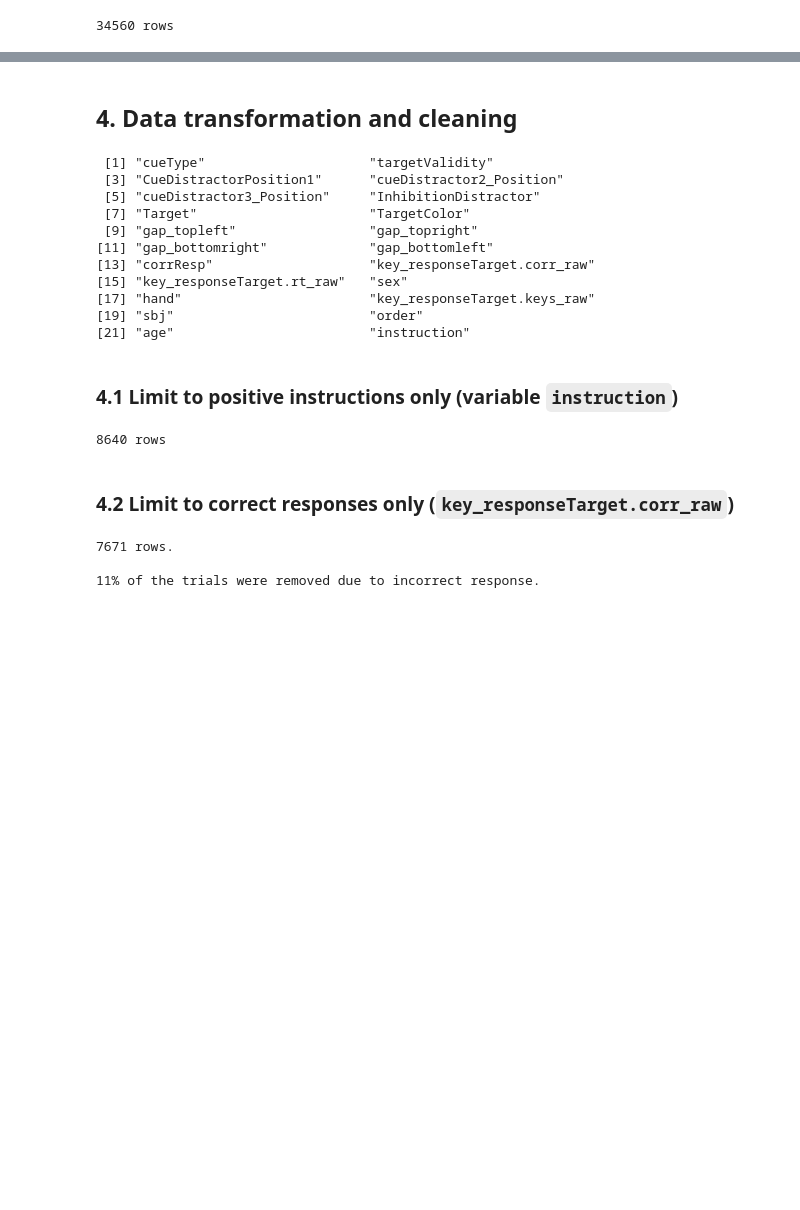
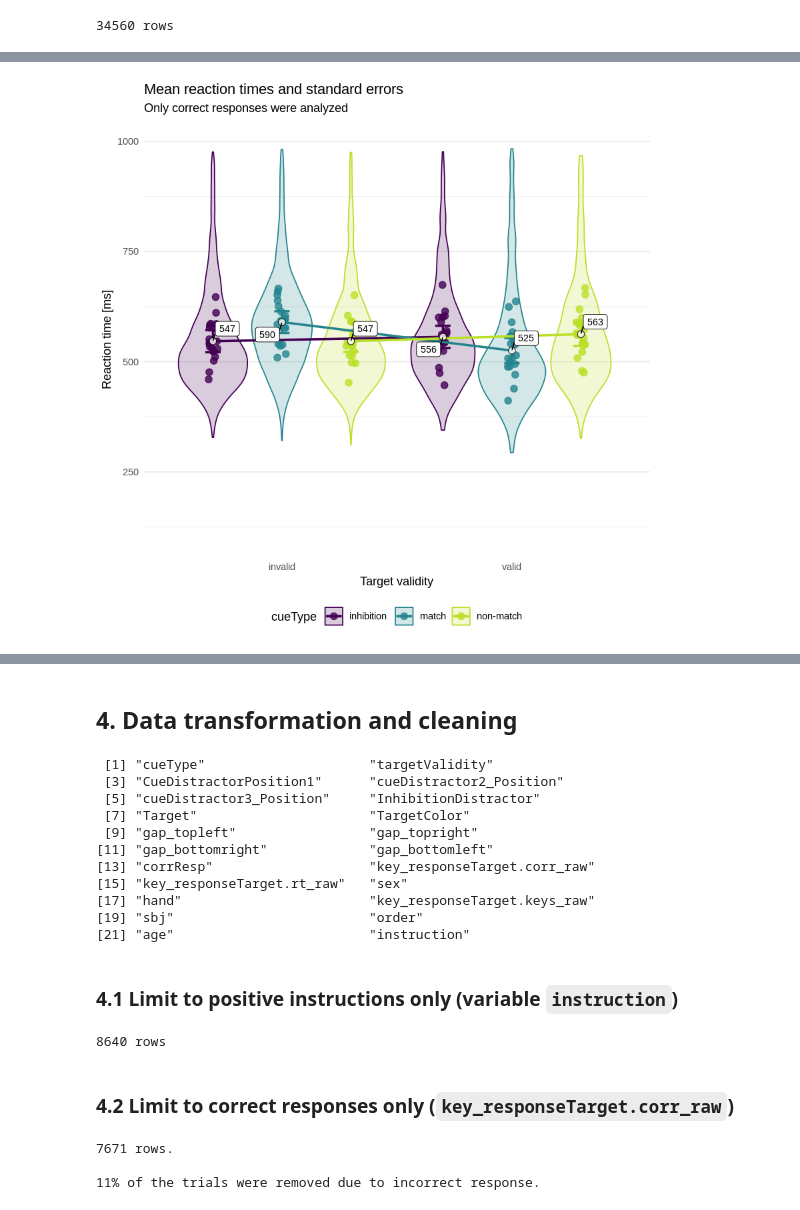
Before and after one commit to dominikpegler/r_analyze_experimental_data, a Jupyter notebook: final_project.ipynb, the cells around one changed output, grey strips where cells are left out. Saved outputs shown, nothing was run; the diff lists cells and outputs as text; code cells hidden in the pictures; blank space fills up the shorter version.

```diff
--- a/final_project.ipynb
+++ b/final_project.ipynb
@@ -48,0 +570,63 @@ cat(nrow(df), "rows")
+# %%
+mean_rt_by_subj <- data_trimmed_correct[, .(meanRT = mean(reactionTime)),
+                                by = .(sbj, cueType, targetValidity)]
+ggplot() +
+
+  geom_violin(data_trimmed_correct, mapping = aes(x = targetValidity,
+                                          y = reactionTime,
+                                          color = cueType,
+                                          fill = cueType),
+              alpha=0.2, trim=TRUE) +
+
+    geom_jitter(data = mean_rt_by_subj,
+                aes(x = targetValidity,
+                    y = meanRT,
+                    fill = cueType,
+                    color = cueType),
+                position = position_jitterdodge(jitter.width = 0.1, dodge.width = 0.9)) +
+
+    geom_errorbar(data = data_correct_mean_se,
+                  aes(x = targetValidity,
+                      y = meanRT,
+                      color = cueType,
+                      ymin = meanRT - seRT,
+                      ymax = meanRT + seRT),
+                      size = 1.0, width=0.2, position=position_dodge(0.9)) +
+
+    stat_summary(data = data_correct_mean_se,
+                 mapping = aes(x = targetValidity, y = meanRT, color=cueType, group=cueType),
+                 fun = mean,
+                 geom = "line", position=position_dodge(width=0.9), size=1.0) +
+
+    geom_point(data = data_correct_mean_se,
+               aes(x = targetValidity,
+                   y = meanRT,
+                   group=cueType),
+               position=position_dodge(width=0.9),
+               color="black", fill="white", shape=21) +
+
+    geom_label_repel(data = data_correct_mean_se,
+                     aes(x = targetValidity,
+                         y = meanRT,
+                         group = cueType,
+                         label = round(meanRT * 1000, 0)),
+                     color = "black", size = 3, seed = 42,
+                     position=position_dodge(width=0.9),
+                     min.segment.length = 0) +
+
+    scale_y_continuous(labels = function(x) x * 1000,
+                       limits = c(0.1, 1)) +
+
+    theme_minimal() +
+    theme(panel.grid.minor.x = element_blank(),
+          panel.grid.major.x = element_blank(),
+          legend.position="bottom") +
+
+    labs(title = "Mean reaction times and standard errors",
+       subtitle = "Only correct responses were analyzed",
+       x = "Target validity",
+       y = "Reaction time [ms]") +
+
+    scale_fill_viridis_d(end=0.9) +
+    scale_color_viridis_d(end=0.9)
+# %% [output]
@@ -48,0 +636 @@ cat(nrow(df), "rows")
+[figure, added]
```
Also changed, not shown: parts of 36 cells of this notebook, 3 other files.
